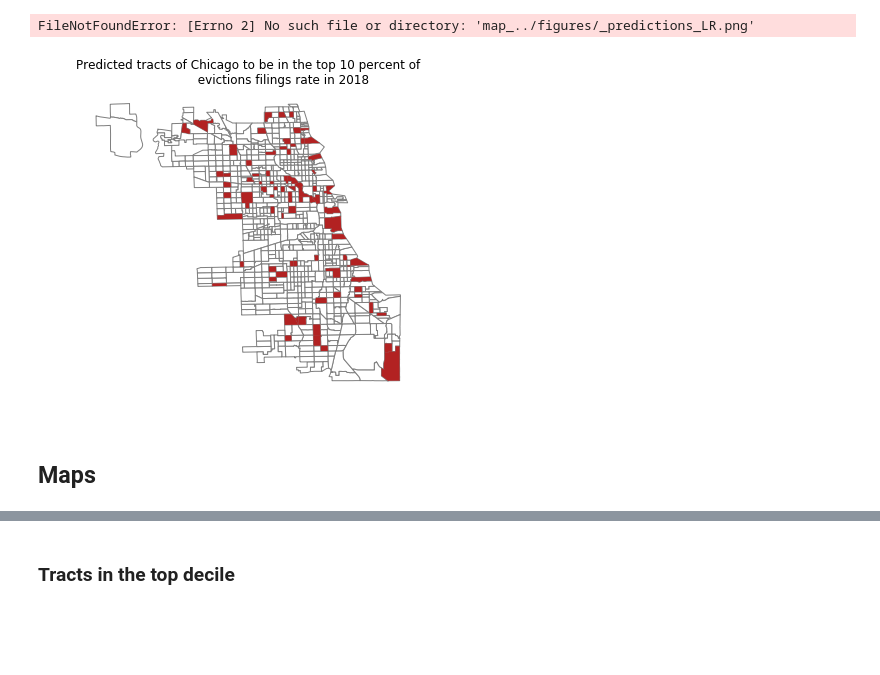
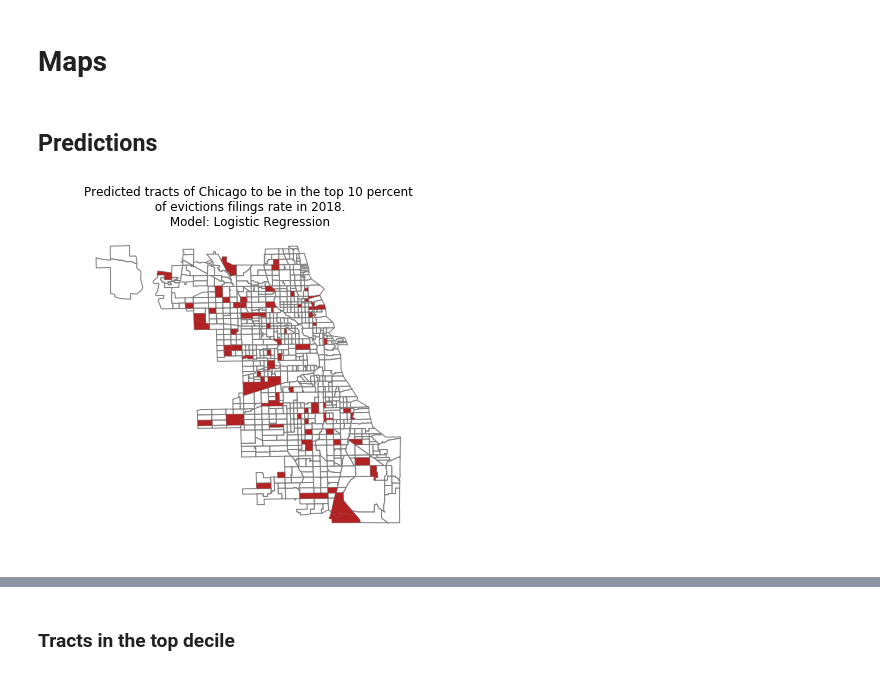
Before and after one commit to cariasmartelo/eviction-data-quality, a Jupyter notebook: scripts/graphs_v2.ipynb, the cells around one changed output, grey strips where cells are left out. Drawn from its saved outputs; the diff is of its cells as text; code cells hidden in the pictures; blank space fills up the shorter version.

Commit message:
Mapping LR and RF predictions

```diff
--- a/scripts/graphs_v2.ipynb
+++ b/scripts/graphs_v2.ipynb
@@ -26,12 +21,18 @@ geopandas.geodataframe.GeoDataFrame
-# %%
-dcts.map_predictions(lr_results_gdf, 'prediction_lr', 'LR', save_fig=True, year_pred='2018')
-# %% [output]
-FileNotFoundError: [Errno 2] No such file or directory: 'map_../figures/_predictions_LR.png'
-[figure, removed]
+# %%
+variables = ['prediction_lr', 'prediction_rf', 'tract', 'location', 'geometry']
+results = pd.read_csv('rf_lr_results.csv', dtype={'tract': str})
+results_gdf = pd.merge(geo_tracts, results, on = 'tract', how='outer')
+results_gdf = results_gdf[variables]
 # %% [markdown]
-## Maps
+# Maps
 # %%
 start_year = 2010
 end_year = 2017
 year_to_map = list(range(start_year, end_year + 1))
 variables_to_map = ['eviction_filings_rate', 'eviction_order_yes']
+# %% [markdown]
+## Predictions
+# %%
+dcts.map_predictions(results_gdf, 'prediction_lr', 'LR', save_fig=True, year_pred='2018')
+# %% [output]
+[figure, added]
```
Also changed, not shown: parts of 5 cells of this notebook, 3 other files.
